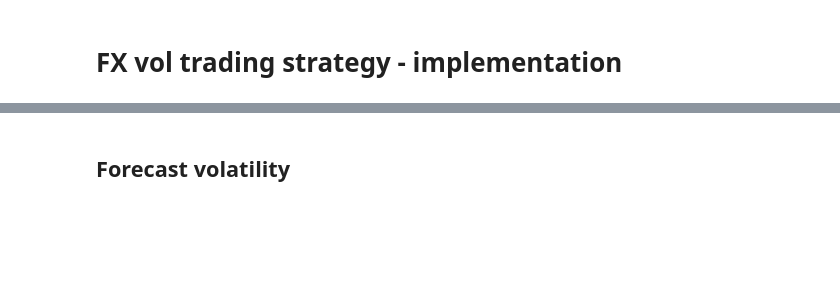
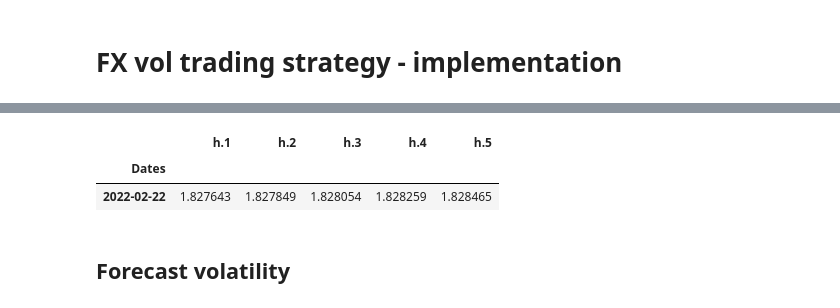
Before and after one commit to frederikbachdk/FXVolTrading, a Jupyter notebook: tradingstrategy/garch_trading.ipynb, the cells around one changed output, grey strips where cells are left out. Saved outputs shown, nothing was run; the diff lists cells and outputs as text; code cells hidden in the pictures; blank space fills up the shorter version.

```diff
--- a/tradingstrategy/garch_trading.ipynb
+++ b/tradingstrategy/garch_trading.ipynb
@@ -34,3 +34,11 @@ dfs = { pair : import_data(fx_pair=pair) for pair in fx_pairs }
+# %%
+forecast=res.forecast(horizon=5, reindex=False)
+# %%
+forecast.variance
+# %% [output]
+|  | h.1 | h.2 | h.3 | h.4 | h.5 |
+| Dates |  |  |  |  |  |
+| 2022-02-22 | 1.827643 | 1.827849 | 1.828054 | 1.828259 | 1.828465 |
 # %% [markdown]
 ## Forecast volatility
 # %%
```
Also changed, not shown: parts of 7 cells of this notebook, 4 other files.
